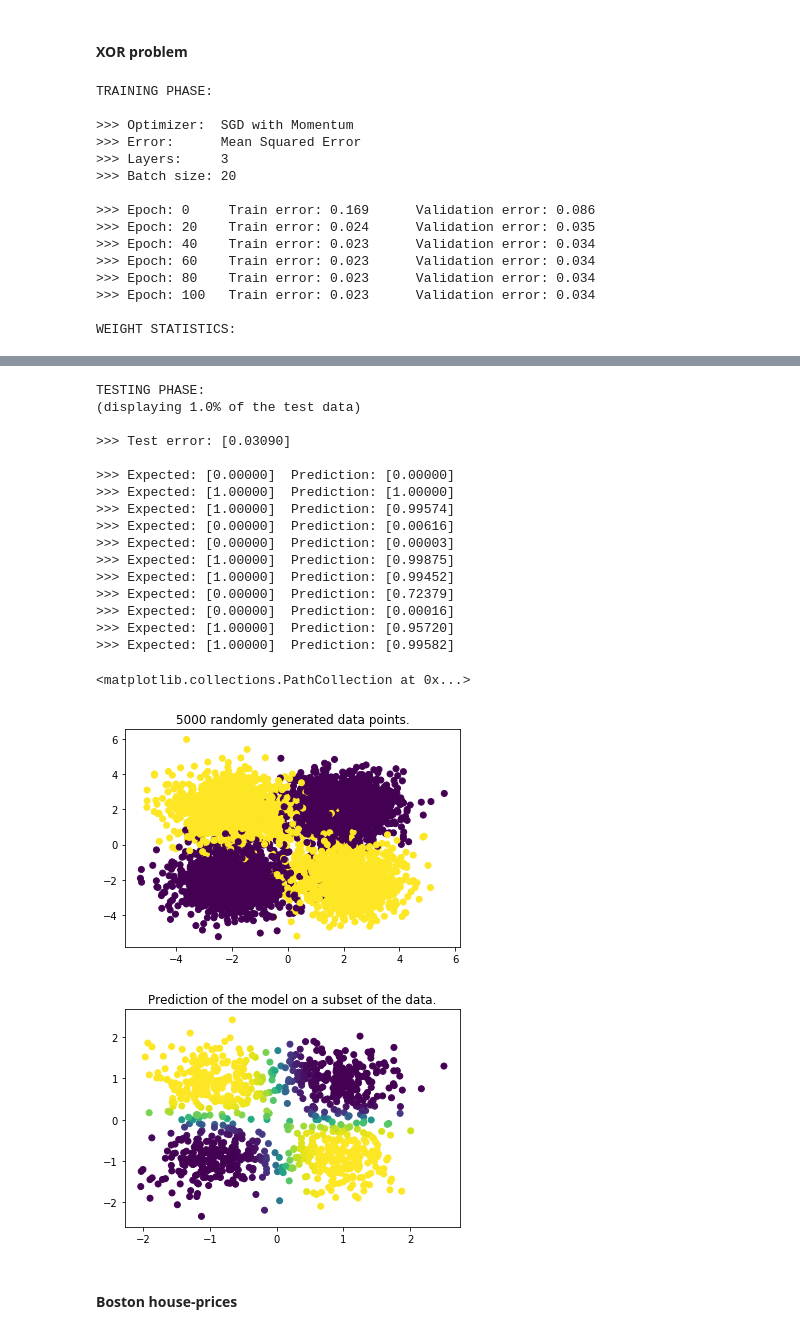
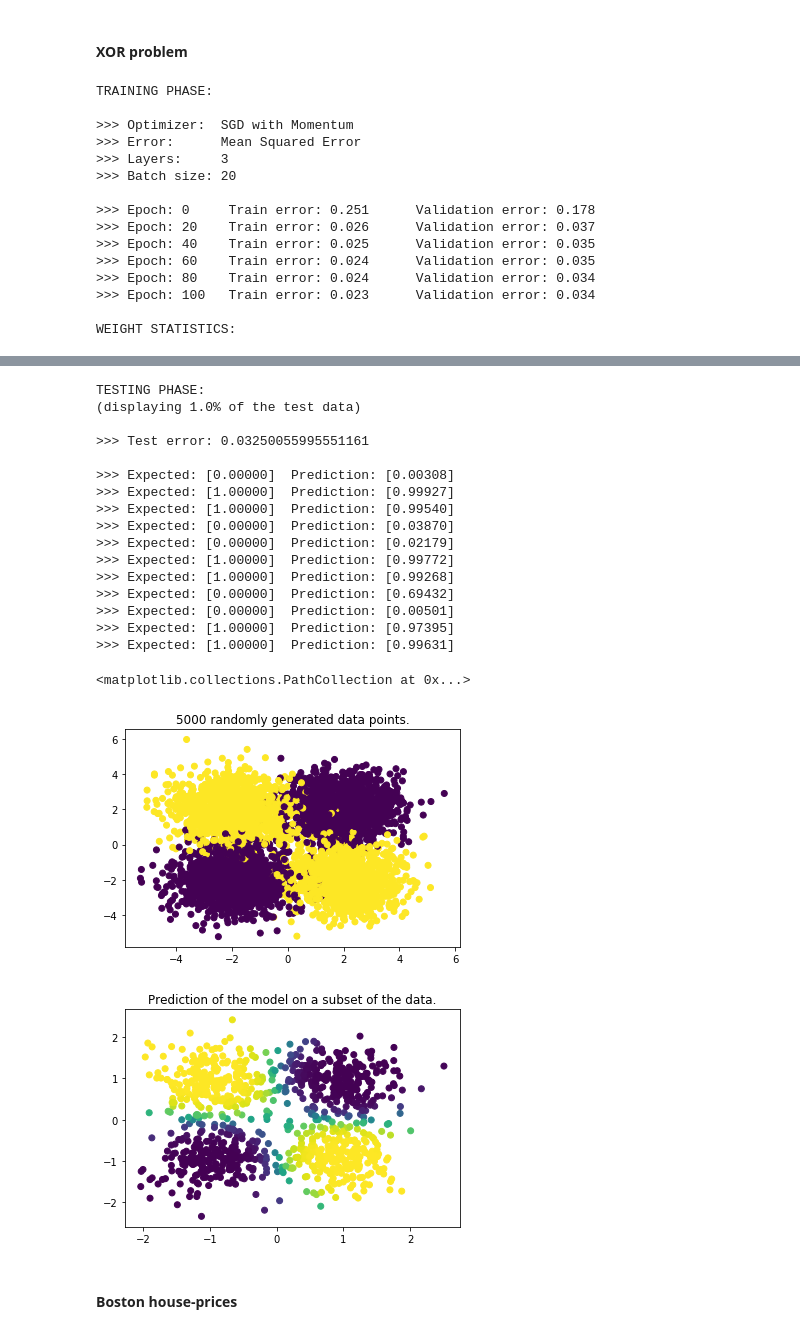
Before and after one commit to Mrpatekful/numpyml, a Jupyter notebook: mlp_numpy.ipynb, the cells around one changed output, grey strips where cells are left out. Drawn from its saved outputs; the diff is of its cells as text; code cells hidden in the pictures.

```diff
--- a/mlp_numpy.ipynb
+++ b/mlp_numpy.ipynb
@@ -173,7 +174,7 @@ class Softmax(Activation):
         return np.exp(x)/(np.sum(np.exp(x), axis=1).reshape(x.shape[0], 1))
 
     def derivative(self, x):
-        return function(x)*(1 - function(x))
+        return self.function(x)*(1 - self.function(x))
 # %% [markdown]
 #### Linear
 # %%
@@ -571,6 +572,7 @@ class BinaryCrossEntropy(Error):
 ## Model
 # %%
 class Mlp:
+    # TODO: refactor the hacky and cumbersome functions
 
     def __init__(self, layers, input_pipe, scaler, error=Mse()):
         self.layers = layers
@@ -664,16 +666,24 @@ class Mlp:
 
         return self.layers[-1].value
 
-    def test(self, x=None, target=None, verbose=1):
+    def test(self, x=None, target=None, custom_data=False, verbose=1):
         # to make a custom prediction both x (inputs) and y (expected outputs) must be given
-        if x or target is None:
+        # TODO: refactor this if-else
+        if not custom_data:
             # otherwise prediction will be made from the test set
             self.input_pipe.set_mode("test")
             x, target, _ = self.input_pipe.next_batch()
+            test_error_denominator = self.input_pipe.test_size
+            preds = self.scaler(self.predict(x))
+        else:
+            # assuming there is only one sample
+            test_error_denominator = x.shape[0]
+            preds = np.array(self.scaler(self.predict(x)))
 
-        results = np.array(list(zip(x, self.scaler(target), self.scaler(self.predict(x)))))
-        print(results[:,1])
-        test_error = self.error.function(results[:,1], results[:,2]).sum()/self.input_pipe.test_size
+        targets = self.scaler(target)
+        results = np.array(list(zip(x, targets, preds)))
+
+        test_error = self.error.function(targets, preds).sum()/test_error_denominator/self.layers[-1].size
         print(("\nTESTING PHASE:\n(displaying {0}% of the test data)\n"
                "\n>>> Test error: {1}\n").format(verbose*100, test_error))
         for index, row  in enumerate(results):
@@ -694,7 +704,7 @@ class Mlp:
         deltas = [None]*len(self.weights)
 
         # crossent || bincrossent -> softmax, sigmoid
-        # TODO: revisit this part
+        # TODO: refactor this if-else
         if ((isinstance(self.error, BinaryCrossEntropy) or isinstance(self.error, CrossEntropy)) and
            (isinstance(self.layers[-1].activation, Softmax) or isinstance(self.layers[-1].activation, Sigmoid))):
             delta = self.error.derivative(target, self.layers[-1].value)
@@ -743,7 +753,7 @@ samples[:,:input_size] = scaler.transform(samples[:,:input_size])
 input_pipe = InputPipeLine(samples, input_size=input_size, batch_size=20)
 
 layers = [Layer(Linear(), size=input_size),
-          Dropout(Layer(Relu(), size=10),probability=0.5),
+          Layer(Tanh(), size=10),
           Layer(Sigmoid(), size=1)]
 
 mlp_object = Mlp(layers=layers,
@@ -760,7 +770,7 @@ fig2=plt.figure()
 plt.title("Prediction of the model on a subset of the data.")
 plt.scatter([element[0][0] for element in results],
             [element[0][1] for element in results],
-            c=[element[2] for element in results])
+            c=[element[2][0] for element in results])
 # %% [output]
 TRAINING PHASE:
 
@@ -769,11 +779,11 @@ TRAINING PHASE:
 >>> Layers:     3
 >>> Batch size: 20
 
->>> Epoch: 0     Train error: 0.169      Validation error: 0.086
->>> Epoch: 20    Train error: 0.024      Validation error: 0.035
->>> Epoch: 40    Train error: 0.023      Validation error: 0.034
->>> Epoch: 60    Train error: 0.023      Validation error: 0.034
->>> Epoch: 80    Train error: 0.023      Validation error: 0.034
+>>> Epoch: 0     Train error: 0.251      Validation error: 0.178
+>>> Epoch: 20    Train error: 0.026      Validation error: 0.037
+>>> Epoch: 40    Train error: 0.025      Validation error: 0.035
+>>> Epoch: 60    Train error: 0.024      Validation error: 0.035
+>>> Epoch: 80    Train error: 0.024      Validation error: 0.034
 >>> Epoch: 100   Train error: 0.023      Validation error: 0.034
 
 WEIGHT STATISTICS:
@@ -794,22 +804,22 @@ WEIGHT STATISTICS:
 TESTING PHASE:
 (displaying 1.0% of the test data)
 
->>> Test error: [0.03090]
+>>> Test error: 0.03250055995551161
 
->>> Expected: [0.00000]  Prediction: [0.00000]
->>> Expected: [1.00000]  Prediction: [1.00000]
->>> Expected: [1.00000]  Prediction: [0.99574]
->>> Expected: [0.00000]  Prediction: [0.00616]
->>> Expected: [0.00000]  Prediction: [0.00003]
->>> Expected: [1.00000]  Prediction: [0.99875]
->>> Expected: [1.00000]  Prediction: [0.99452]
->>> Expected: [0.00000]  Prediction: [0.72379]
->>> Expected: [0.00000]  Prediction: [0.00016]
->>> Expected: [1.00000]  Prediction: [0.95720]
->>> Expected: [1.00000]  Prediction: [0.99582]
+>>> Expected: [0.00000]  Prediction: [0.00308]
+>>> Expected: [1.00000]  Prediction: [0.99927]
+>>> Expected: [1.00000]  Prediction: [0.99540]
+>>> Expected: [0.00000]  Prediction: [0.03870]
+>>> Expected: [0.00000]  Prediction: [0.02179]
+>>> Expected: [1.00000]  Prediction: [0.99772]
+>>> Expected: [1.00000]  Prediction: [0.99268]
+>>> Expected: [0.00000]  Prediction: [0.69432]
+>>> Expected: [0.00000]  Prediction: [0.00501]
+>>> Expected: [1.00000]  Prediction: [0.97395]
+>>> Expected: [1.00000]  Prediction: [0.99631]
 <matplotlib.collections.PathCollection at 0x...>
 [figure]
-[figure, old version]
+[figure, new version]
 # %% [markdown]
 #### Boston house-prices
 # %%
```
Also changed, not shown: parts of 12 cells of this notebook.
